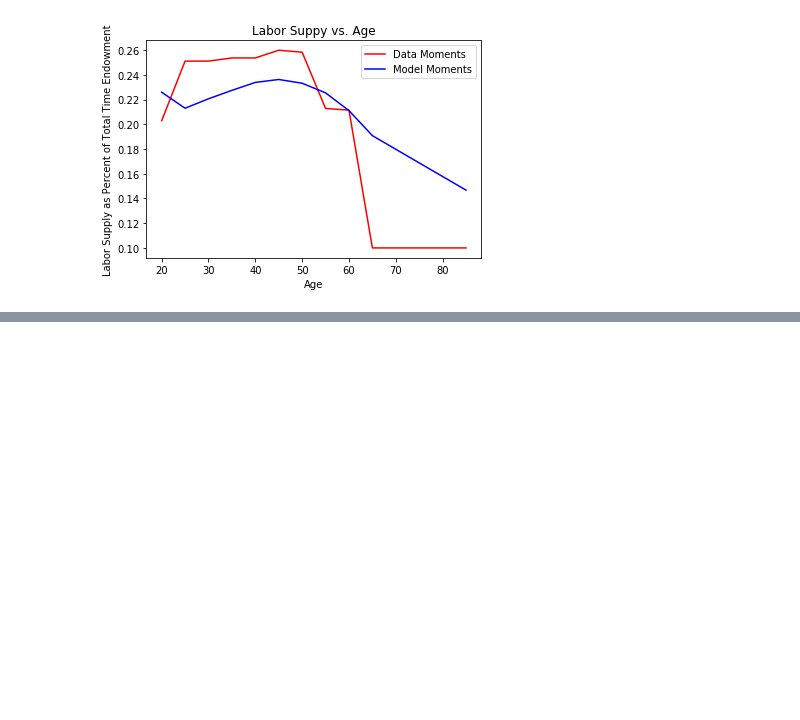
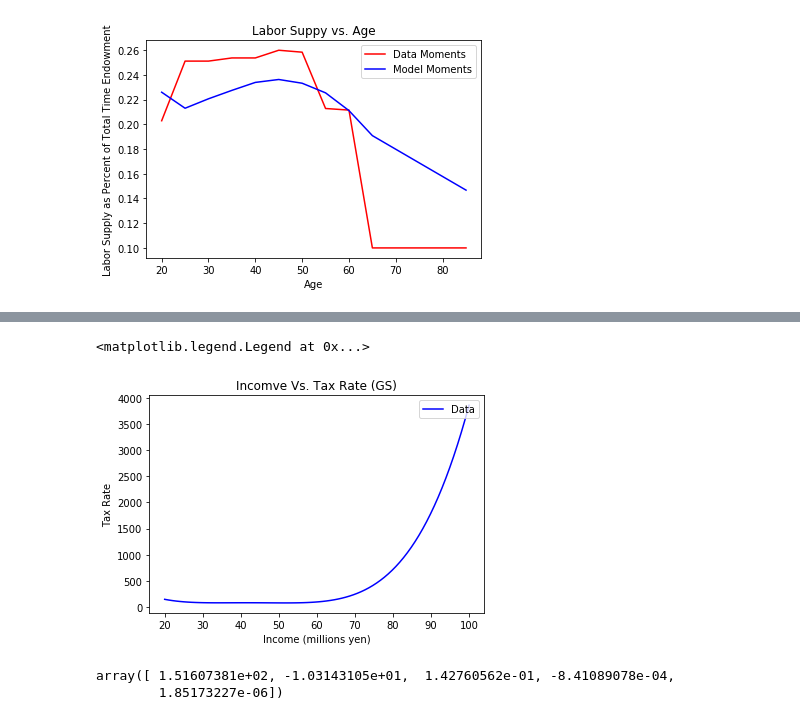
Before and after one commit to keiirizawa/OG-USA, a Jupyter notebook: Chebyshev.ipynb, the cells around one changed output, grey strips where cells are left out. Drawn from its saved outputs; the diff is of its cells as text; code cells hidden in the pictures; blank space fills up the shorter version.

```diff
--- a/Chebyshev.ipynb
+++ b/Chebyshev.ipynb
@@ -366,0 +445,37 @@ plt.legend(loc='upper right')
+# %%
+
+a0 = 1.15807470e+03#5.19144310e+02
+a1 = -1.05805189e+02#-4.70245283e+01
+a2 = 1.92411660e+00#8.55162933e-01
+a3 = -1.53364020e-02#-6.81617866e-03
+a4 = 4.51819445e-05
+data = func(ages, a0,a1,a2,a3,a4)
+plt.xlabel('Income (millions yen)')
+plt.ylabel('Tax Rate')
+plt.title('Incomve Vs. Tax Rate (GS)')
+plt.plot(ages, data, color = 'b', label = r'Data')
+plt.legend(loc='upper right')
+# %% [output]
+<matplotlib.legend.Legend at 0x...>
+[figure, added]
+# %%
+data_moments = np.array([38.12000874, 33.22762421, 25.3484224, 26.67954008, 24.41097278, \
+                         23.15059004, 22.46771332, 21.85495452, 21.46242013, 22.00364263, \
+                         21.57322063, 21.53371545, 21.29828515, 21.10144524, 20.8617942, \
+                         20.57282, 20.47473172, 20.31111347, 19.04137299, 18.92616951, \
+                         20.58517969, 20.48761429, 20.21744847, 19.9577682, 19.66931057, \
+                         19.6878927, 19.63107201, 19.63390543, 19.5901486, 19.58143606, \
+                         19.58005578, 19.59073213, 19.60190899, 19.60001831, 21.67763741, \
+                         21.70451784, 21.85430468, 21.97291208, 21.97017228, 22.25518398, \
+                         22.43969757, 23.21870602, 24.18334822, 24.97772026, 26.37663164, \
+                         29.65075992, 30.46944758, 31.51634777, 33.13353793, 32.89186997, \
+                         38.07083882, 39.2992811, 40.07987878, 35.19951571, 35.97943562, \
+                         37.05601334, 37.42979341, 37.91576867, 38.62775142, 39.4885405, \
+                         37.10609921, 40.03988031, 40.86564363, 41.73645892, 42.6208256, \
+                         43.37786072, 45.38166073, 46.22395387, 50.21419653, 51.05246704, \
+                         53.86896121, 53.90029708, 61.83586775, 64.87563699, 70.91207845, \
+                         75.07449767, 80.27919965, 85.57195873, 90.95045988, 95.6230815])
+np.polynomial.chebyshev.chebfit(ages, data_moments, 4)
+# %% [output]
+array([ 1.51607381e+02, -1.03143105e+01,  1.42760562e-01, -8.41089078e-04,
+        1.85173227e-06])
```
Also changed, not shown: parts of 23 cells of this notebook, 4 other files.
